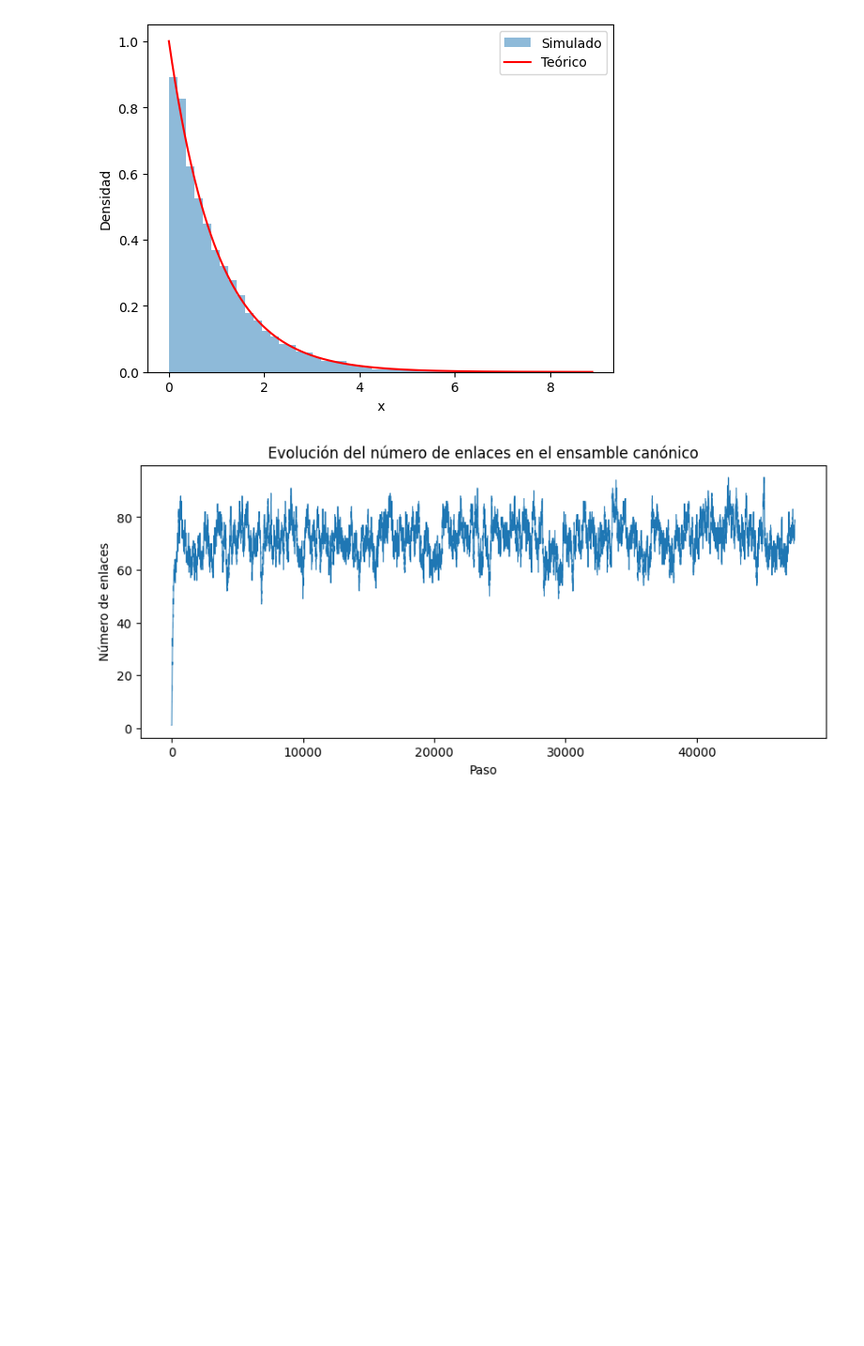
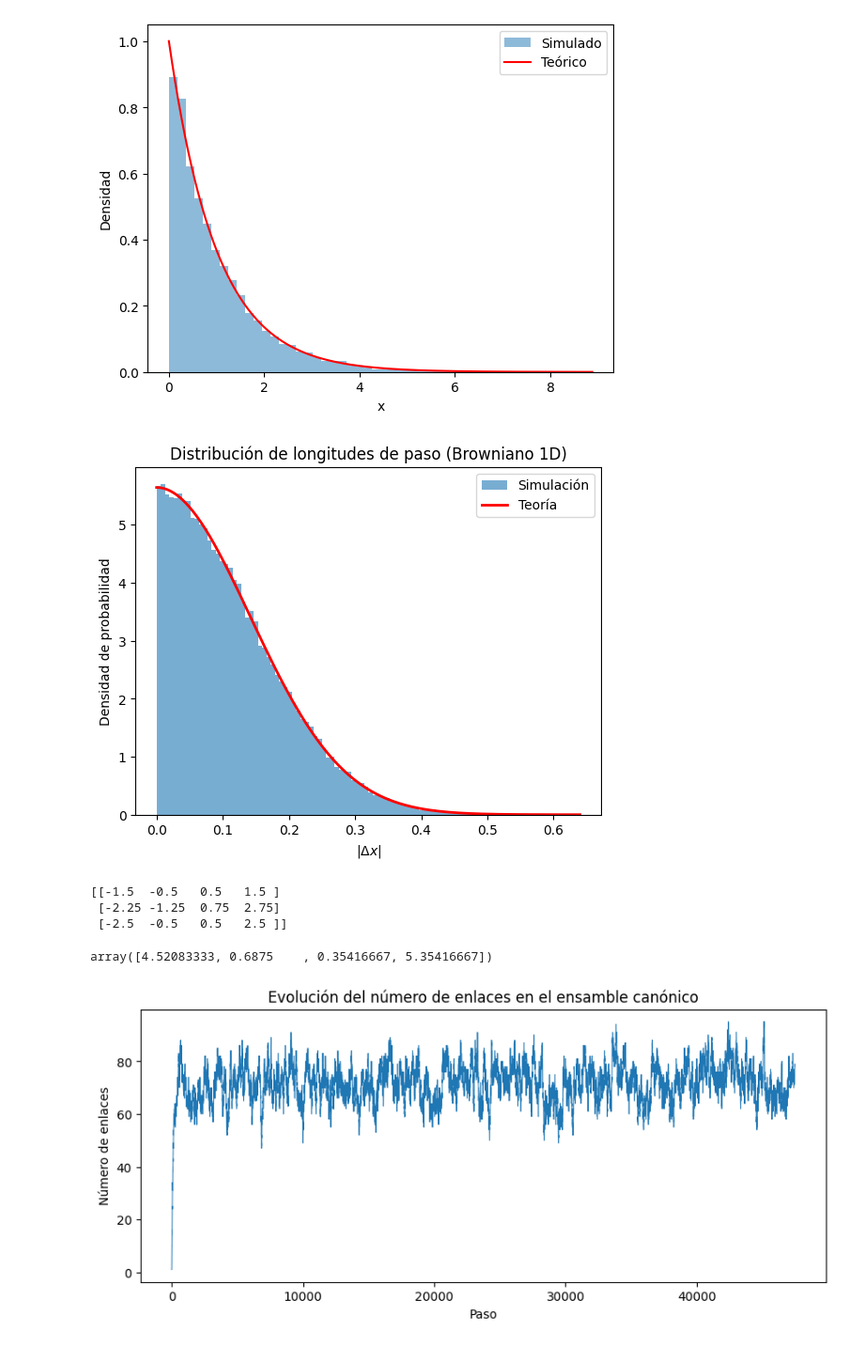
Before and after one commit to EduardoGarcia528/Tesis, a Jupyter notebook: Miramontes/codigos_maestria.ipynb, the cells around one changed output. Shown at 94% size. Saved outputs shown, nothing was run; the diff lists cells and outputs as text; code cells hidden in the pictures; blank space fills up the shorter version.

```diff
--- a/Miramontes/codigos_maestria.ipynb
+++ b/Miramontes/codigos_maestria.ipynb
@@ -20,6 +20,49 @@ plt.legend()
 plt.show()
 # %% [output]
 [figure]
+# %%
+import numpy as np
+import matplotlib.pyplot as plt
+
+D = 1.0
+dt = 0.01
+N  = 100_000
+
+# Generar incrementos (pasos) de un caminante
+steps = np.sqrt(2*D*dt) * np.random.normal(size=N)
+distances = np.abs(steps)
+
+# Histograma de longitudes de paso |Δx|
+plt.hist(distances, bins=100, density=True, alpha=0.6, label="Simulación")
+
+# PDF teórica semi-gaussiana
+sigma = np.sqrt(2*D*dt)
+x = np.linspace(0, distances.max(), 200)
+pdf = np.sqrt(2/np.pi)/sigma * np.exp(-x**2/(2*sigma**2))
+plt.plot(x, pdf, 'r', lw=2, label="Teoría")
+
+plt.xlabel(r"$|\Delta x|$")
+plt.ylabel("Densidad de probabilidad")
+plt.title("Distribución de longitudes de paso (Browniano 1D)")
+plt.legend()
+plt.show()
+# %% [output]
+[figure, added]
+# %%
+f = np.array([[2,3,4,5],
+     [1,2,4,6],
+     [2,4,5,7]])
+
+# Resta el promedio de cada fila
+f = f - f.mean(axis=1, keepdims=True)
+print(f)
+
+np.mean(f**2, axis = 0)
+# %% [output]
+[[-1.5  -0.5   0.5   1.5 ]
+ [-2.25 -1.25  0.75  2.75]
+ [-2.5  -0.5   0.5   2.5 ]]
+array([4.52083333, 0.6875    , 0.35416667, 5.35416667])
 # %%
 import numpy as np
 import networkx as nx
```
Also changed, not shown: 9 other files.
